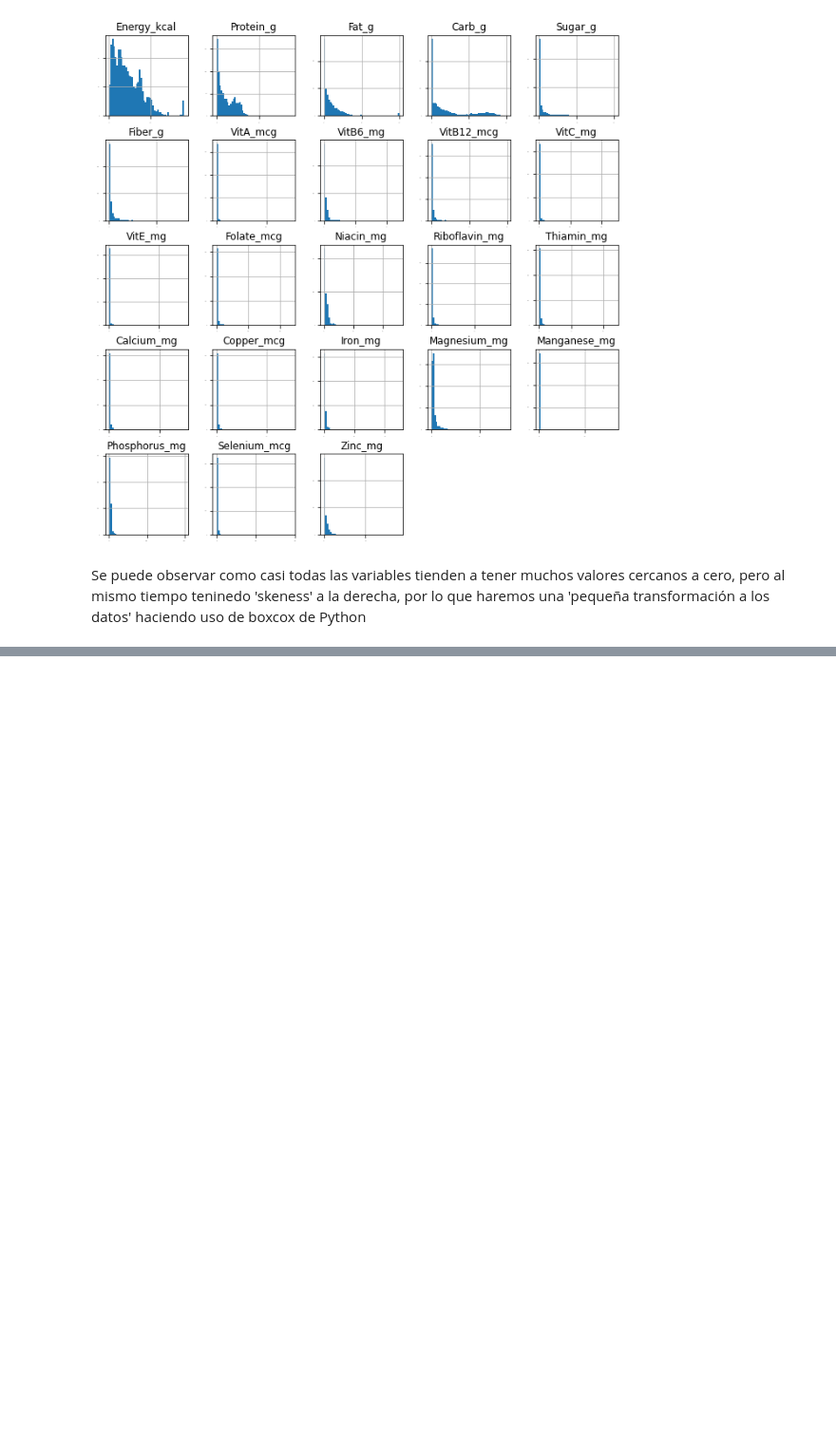
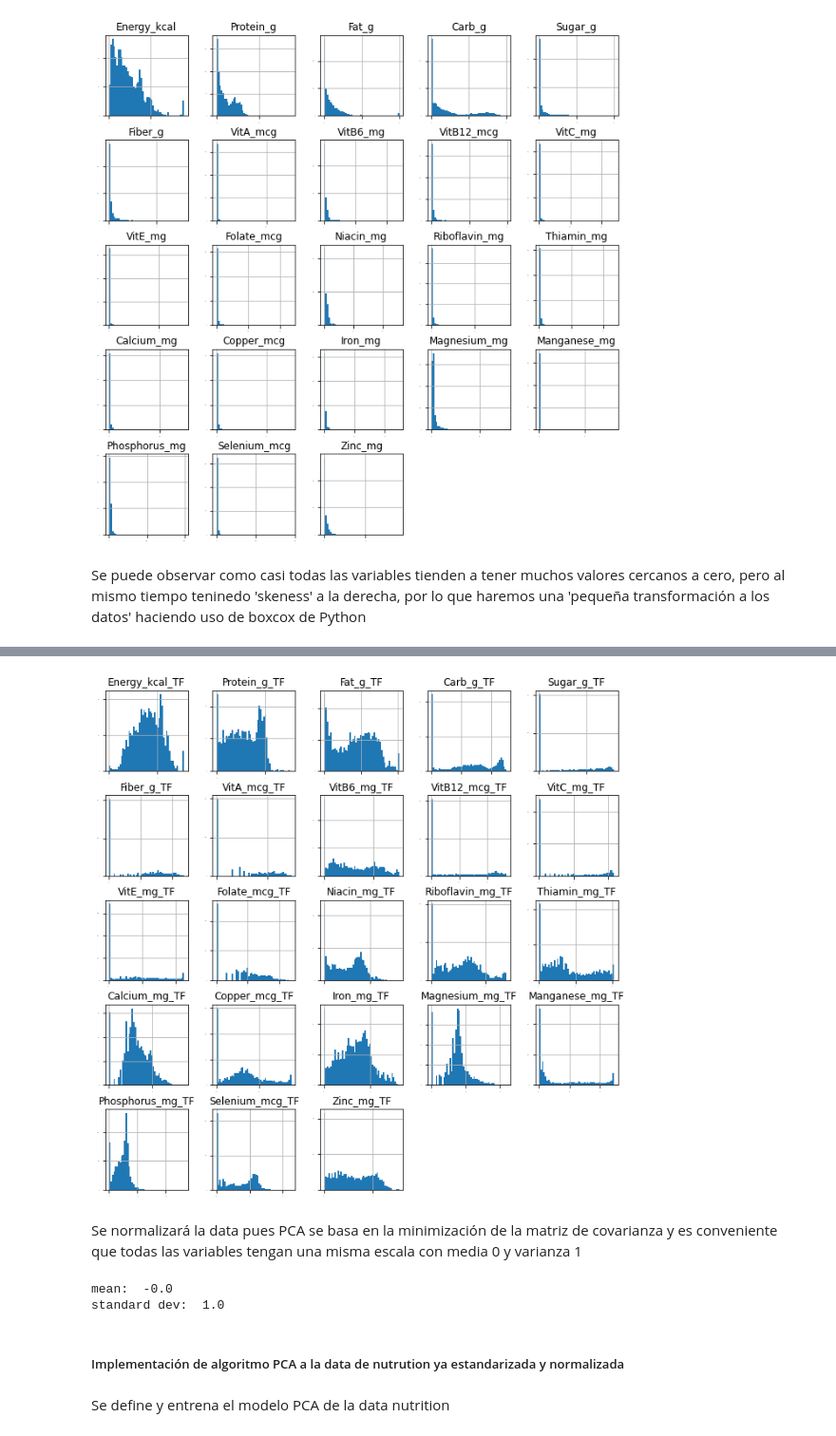
Before and after one commit to Sergio-Ibarra-1795/Diplomado_UNAM_DC_Full_gitHub, a Jupyter notebook: Modulo7_Aprendizaje_NO_supervisado/Modulo7_Practica2.ipynb, the cells around one changed output, grey strips where cells are left out. Shown at 95% size. Drawn from its saved outputs; the diff is of its cells as text; code cells hidden in the pictures; blank space fills up the shorter version.

```diff
--- a/Modulo7_Aprendizaje_NO_supervisado/Modulo7_Practica2.ipynb
+++ b/Modulo7_Aprendizaje_NO_supervisado/Modulo7_Practica2.ipynb
@@ -528,0 +550,19 @@ nutrition_pca_TF.head(5)
+# %%
+ax = nutrition_pca_TF.hist(bins=50, xlabelsize=-1, ylabelsize=-1, figsize=(11,11))
+# %% [output]
+[figure, added]
+# %% [markdown]
+Se normalizará la data pues PCA se basa en la minimización de la matriz de covarianza y es conveniente que todas las variables tengan una misma escala con media 0 y varianza 1
+# %%
+# from sklearn.preprocessing import StandardScaler
+nutrition_pca_TF = StandardScaler().fit_transform(nutrition_pca_TF)
+
+print( "mean: ", np.round(nutrition_pca_TF.mean(), 2))
+print( "standard dev: ", np.round(nutrition_pca_TF.std(), 2))
+# %% [output]
+mean:  -0.0
+standard dev:  1.0
+# %% [markdown]
+##### Implementación de algoritmo PCA a la data de nutrution ya estandarizada y normalizada
+# %% [markdown]
+Se define y entrena el modelo PCA de la data nutrition
```
Also changed, not shown: parts of 11 cells of this notebook.
